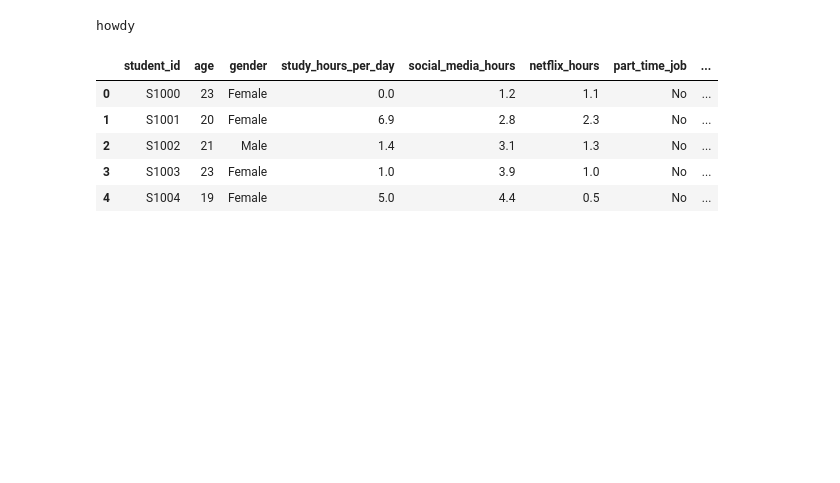
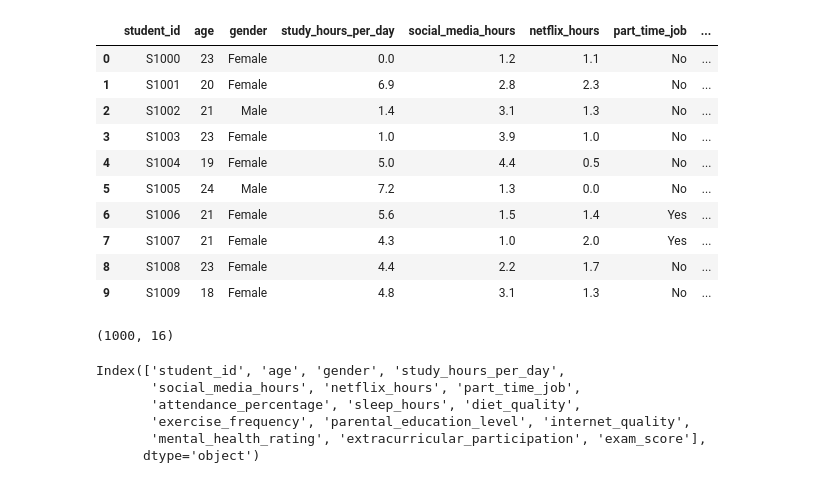
Before and after one commit to reuben-j/GH_LearningPortfolio, a Jupyter notebook: DataScience/testing.ipynb, the cells around one changed output. Cells and saved outputs as stored; diff of their text form; code cells hidden in the pictures; blank space fills up the shorter version.

```diff
--- a/DataScience/testing.ipynb
+++ b/DataScience/testing.ipynb
@@ -1,14 +1,33 @@
 # %%
+## import df and see head
 import pandas as pd
-print("howdy")
-raw_df = pd.read_csv("/Users/reubenjarvela/Desktop/General/GH_LearningPortfolio/DataScience/student_habits_performance.csv")
+df = pd.read_csv("/Users/reubenjarvela/Desktop/General/GH_LearningPortfolio/DataScience/student_habits_performance.csv")
 
-raw_df.head()
+df.head(10)
 # %% [output]
-howdy
 |  | student_id | age | gender | study_hours_per_day | social_media_hours | netflix_hours | part_time_job | ... |
 | 0 | S1000 | 23 | Female | 0.0 | 1.2 | 1.1 | No | ... |
 | 1 | S1001 | 20 | Female | 6.9 | 2.8 | 2.3 | No | ... |
 | 2 | S1002 | 21 | Male | 1.4 | 3.1 | 1.3 | No | ... |
 | 3 | S1003 | 23 | Female | 1.0 | 3.9 | 1.0 | No | ... |
 | 4 | S1004 | 19 | Female | 5.0 | 4.4 | 0.5 | No | ... |
+| 5 | S1005 | 24 | Male | 7.2 | 1.3 | 0.0 | No | ... |
+| 6 | S1006 | 21 | Female | 5.6 | 1.5 | 1.4 | Yes | ... |
+| 7 | S1007 | 21 | Female | 4.3 | 1.0 | 2.0 | Yes | ... |
+| 8 | S1008 | 23 | Female | 4.4 | 2.2 | 1.7 | No | ... |
+| 9 | S1009 | 18 | Female | 4.8 | 3.1 | 1.3 | No | ... |
+# %%
+## get number of rows and columns
+df.shape
+# %% [output]
+(1000, 16)
+# %%
+## get name of columns
+df.columns
+# %% [output]
+Index(['student_id', 'age', 'gender', 'study_hours_per_day',
+       'social_media_hours', 'netflix_hours', 'part_time_job',
+       'attendance_percentage', 'sleep_hours', 'diet_quality',
+       'exercise_frequency', 'parental_education_level', 'internet_quality',
+       'mental_health_rating', 'extracurricular_participation', 'exam_score'],
+      dtype='object')
```
Also changed, not shown: parts of 13 cells of this notebook, 4 other files.
